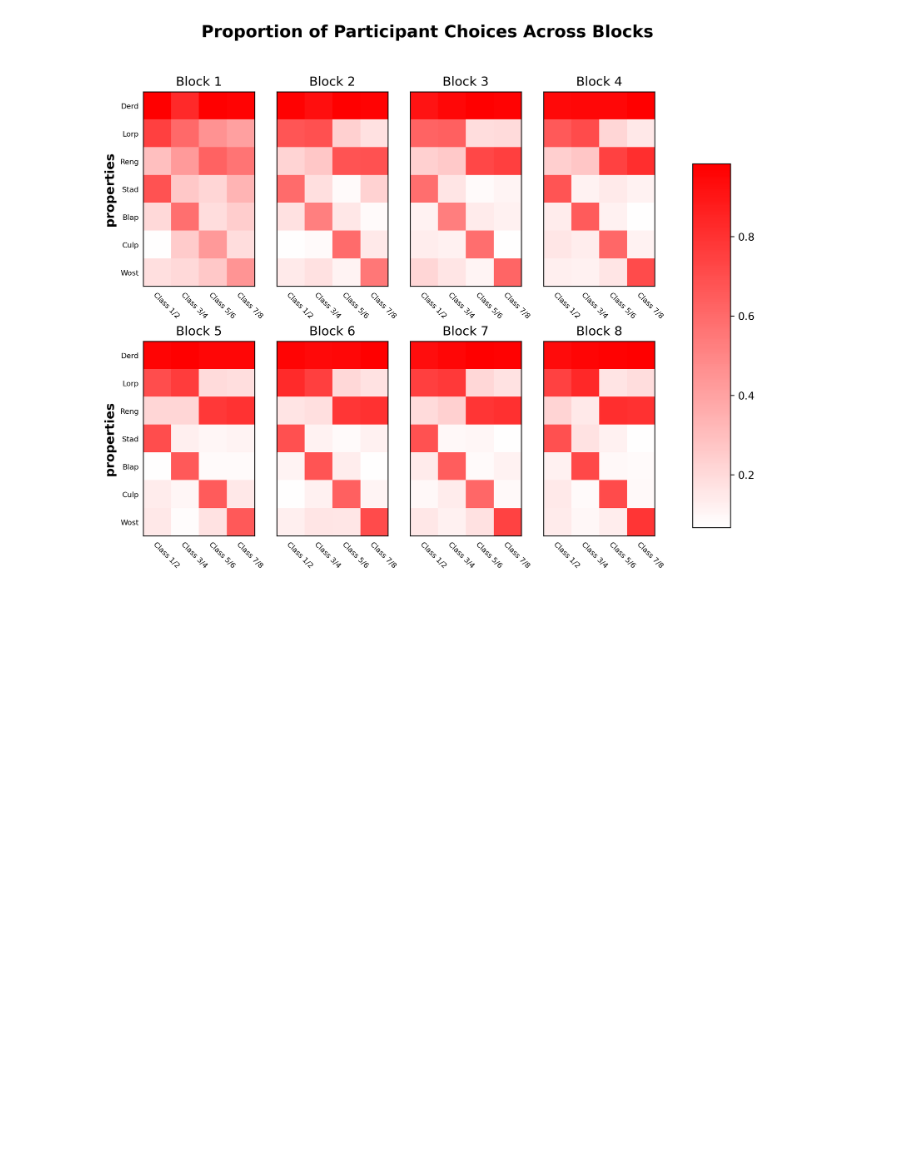
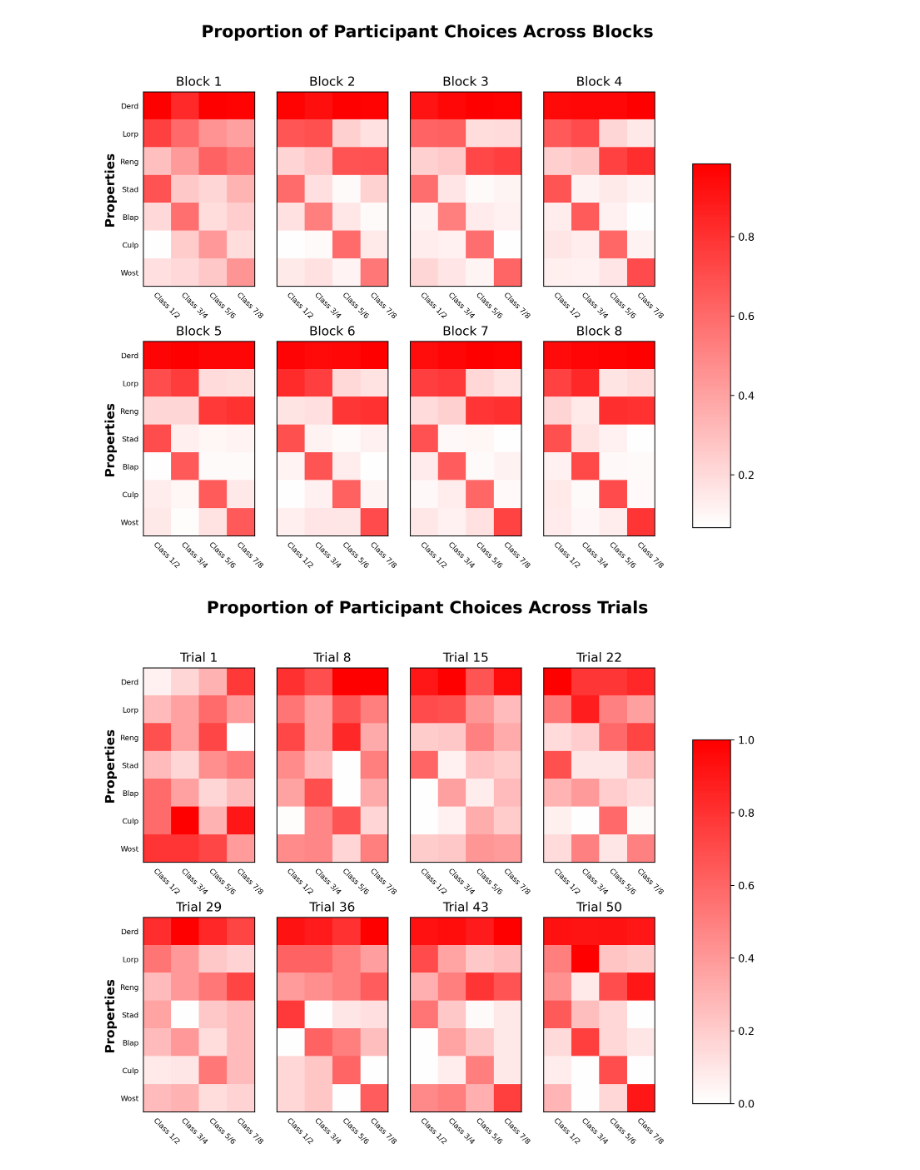
Before and after one commit to JirkoRu/analysis_scripts, a Jupyter notebook: input_output_matrix/corr_matrix.ipynb, the cells around one changed output. Cells and saved outputs as stored; diff of their text form; code cells hidden in the pictures; blank space fills up the shorter version.

Commit message:
made a trial wise input_output_matrix

```diff
--- a/input_output_matrix/corr_matrix.ipynb
+++ b/input_output_matrix/corr_matrix.ipynb
@@ -113,7 +176,7 @@ def truncate_colormap(cmap, minval=0.0, maxval=1.0, n=100):
     return new_cmap
 
 
-def plot_inout_matrix(in_out_matrix, fig_name, fig_title):
+def plot_inout_matrix(in_out_matrix, fig_name, fig_title, unit_str, increment):
     # Define figure
     fig, axes = plt.subplots(2, 4, figsize=(10, 8), dpi=300, facecolor='w')
     cmap = plt.get_cmap('bwr')
@@ -121,7 +184,7 @@ def plot_inout_matrix(in_out_matrix, fig_name, fig_title):
 
     # Average per bloc
     for i, ax in enumerate(axes.flatten()):
-        im = ax.matshow(in_out_matrix[:,:,i], cmap=new_cmap)
+        im = ax.matshow(in_out_matrix[:,:,i * increment], cmap=new_cmap)
 
     # remove the ticks and make tick labels
     y_tick_labels = ['Derd','Lorp','Reng','Stad', 'Blap', 'Culp', 'Wost']
@@ -129,14 +192,14 @@ def plot_inout_matrix(in_out_matrix, fig_name, fig_title):
 
     for i, ax in enumerate(axes.flatten()):
 
-        ax.set_title('Block ' + str(i+1))
+        ax.set_title(unit_str + " " + str(i* increment+1))
         ax.tick_params(which='both', left=False, right=False, top=False, bottom=False, pad=1)
 
         ax.set_xticks(range(len(x_tick_labels)))
         ax.set_xticklabels(x_tick_labels, rotation= -45, fontsize=7, ha="left", rotation_mode="anchor")
 
         if i % 4 == 0:
-            ax.set_ylabel("properties",fontweight='bold', fontsize = 12)
+            ax.set_ylabel("Properties",fontweight='bold', fontsize = 12)
             ax.set_yticks(range(len(y_tick_labels)))
             ax.set_yticklabels(y_tick_labels, fontsize=7)
             ax.tick_params(labeltop=False, labelbottom = True)
@@ -163,6 +226,17 @@ def plot_inout_matrix(in_out_matrix, fig_name, fig_title):
     fig.savefig(fig_name)
 
 # print(os.getcwd())
-plot_inout_matrix(in_out_matrix, 'figure/in_out_matrix.png', "Proportion of Participant Choices Across Blocks")
+plot_inout_matrix(in_out_matrix,
+                  'figure/in_out_matrix.png',
+                  "Proportion of Participant Choices Across Blocks",
+                  "Block",
+                  1
+                )
 # %% [output]
 [figure]
+# %%
+plot_inout_matrix(in_out_matrix_trialwise,
+                'figure/in_out_matrix_first_trials.png', "Proportion of Participant Choices Across Trials",
+                "Trial", 7)
+# %% [output]
+[figure, added]
```
Also changed, not shown: parts of 5 cells of this notebook, 4 other files.
